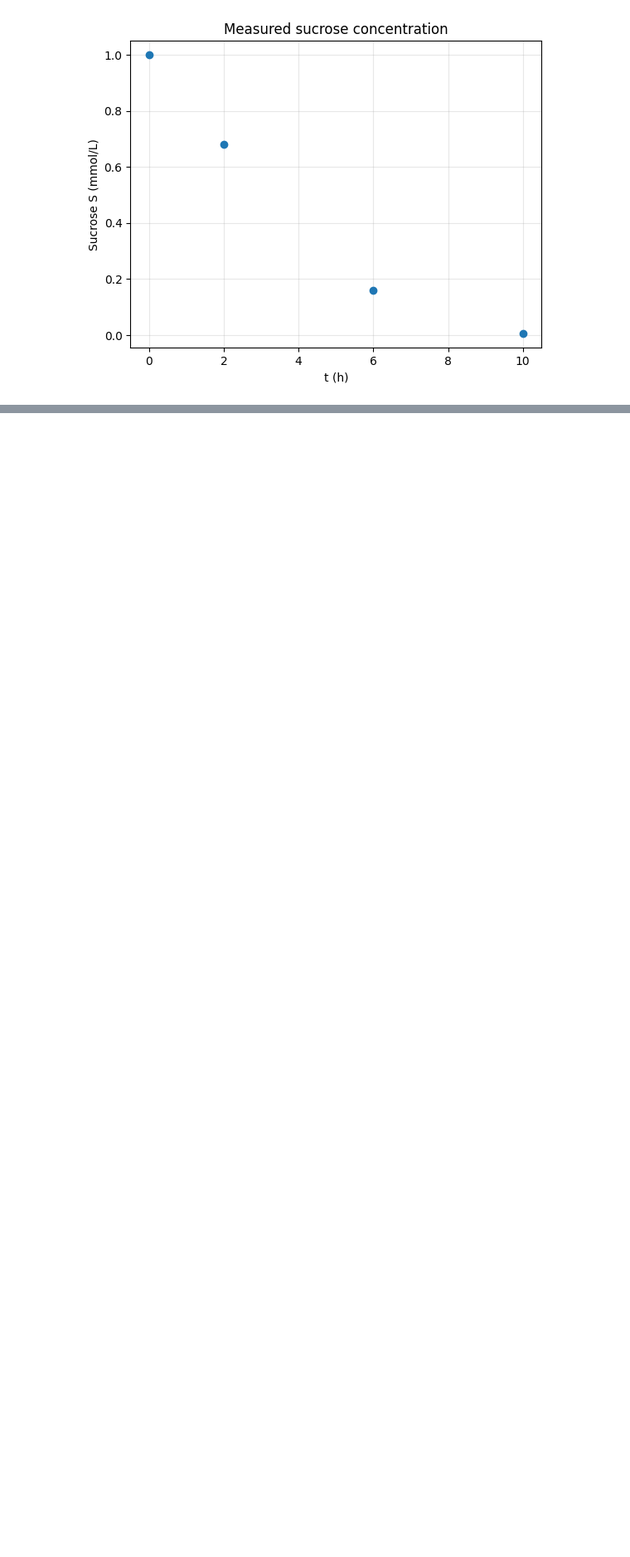
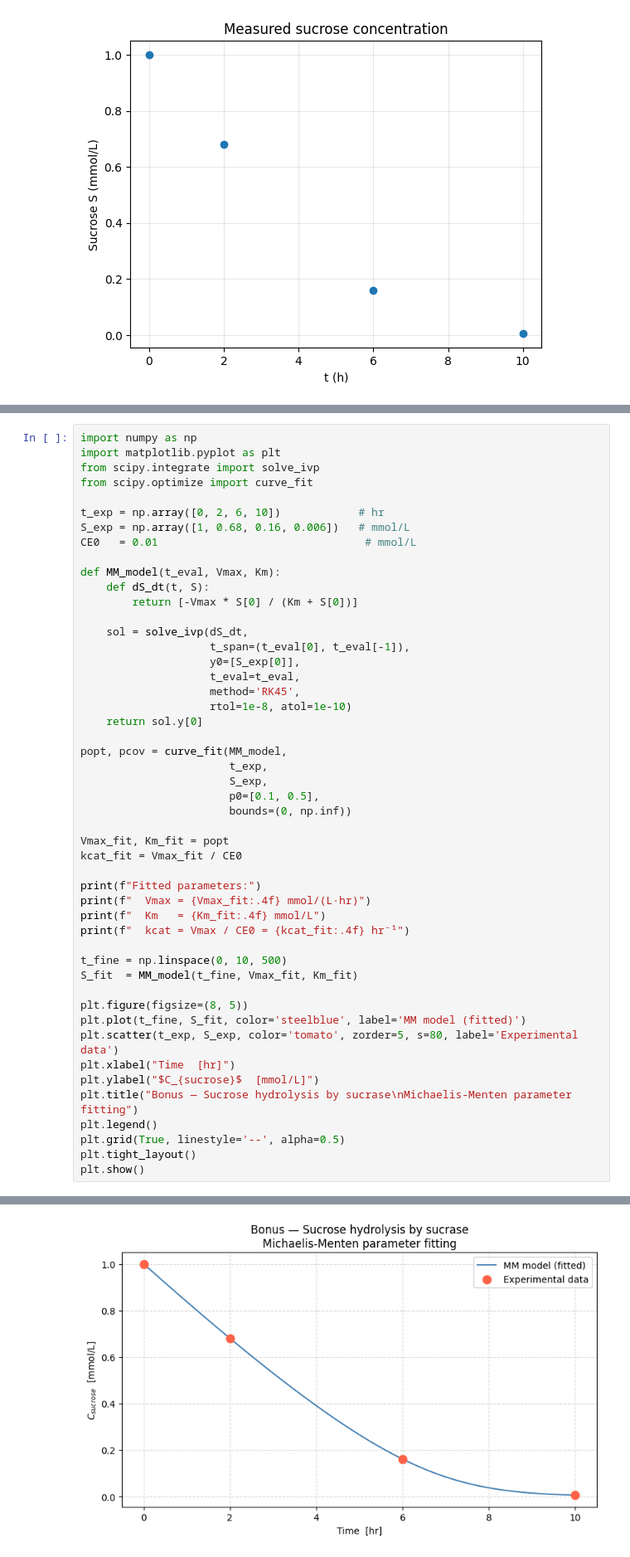
Before and after one commit to vicollari/bioreactor_simulation, a Jupyter notebook: bioreactor_simulation/exercise2.ipynb, the cells around one changed output, grey strips where cells are left out. Shown at 83% size. Saved outputs shown, nothing was run; the diff lists cells and outputs as text; blank space fills up the shorter version.

Commit message:
bonus

```diff
--- a/bioreactor_simulation/exercise2.ipynb
+++ b/bioreactor_simulation/exercise2.ipynb
@@ -1162,0 +1033,50 @@ This explains the strong curvature observed in the semi-log plot at later times.
+# %%
+import numpy as np
+import matplotlib.pyplot as plt
+from scipy.integrate import solve_ivp
+from scipy.optimize import curve_fit
+
+t_exp = np.array([0, 2, 6, 10])            # hr
+S_exp = np.array([1, 0.68, 0.16, 0.006])   # mmol/L
+CE0   = 0.01                                # mmol/L
+
+def MM_model(t_eval, Vmax, Km):
+    def dS_dt(t, S):
+        return [-Vmax * S[0] / (Km + S[0])]
+
+    sol = solve_ivp(dS_dt,
+                    t_span=(t_eval[0], t_eval[-1]),
+                    y0=[S_exp[0]],
+                    t_eval=t_eval,
+                    method='RK45',
+                    rtol=1e-8, atol=1e-10)
+    return sol.y[0]
+
+popt, pcov = curve_fit(MM_model,
+                       t_exp,
+                       S_exp,
+                       p0=[0.1, 0.5],
+                       bounds=(0, np.inf))
+
+Vmax_fit, Km_fit = popt
+kcat_fit = Vmax_fit / CE0
+
+print(f"Fitted parameters:")
+print(f"  Vmax = {Vmax_fit:.4f} mmol/(L·hr)")
+print(f"  Km   = {Km_fit:.4f} mmol/L")
+print(f"  kcat = Vmax / CE0 = {kcat_fit:.4f} hr⁻¹")
+
+t_fine = np.linspace(0, 10, 500)
+S_fit  = MM_model(t_fine, Vmax_fit, Km_fit)
+
+plt.figure(figsize=(8, 5))
+plt.plot(t_fine, S_fit, color='steelblue', label='MM model (fitted)')
+plt.scatter(t_exp, S_exp, color='tomato', zorder=5, s=80, label='Experimental data')
+plt.xlabel("Time  [hr]")
+plt.ylabel("$C_{sucrose}$  [mmol/L]")
+plt.title("Bonus — Sucrose hydrolysis by sucrase\nMichaelis-Menten parameter fitting")
+plt.legend()
+plt.grid(True, linestyle='--', alpha=0.5)
+plt.tight_layout()
+plt.show()
+# %% [output]
@@ -1162,0 +1087 @@ This explains the strong curvature observed in the semi-log plot at later times.
+[figure, added]
```
Also changed, not shown: parts of 11 cells of this notebook.
